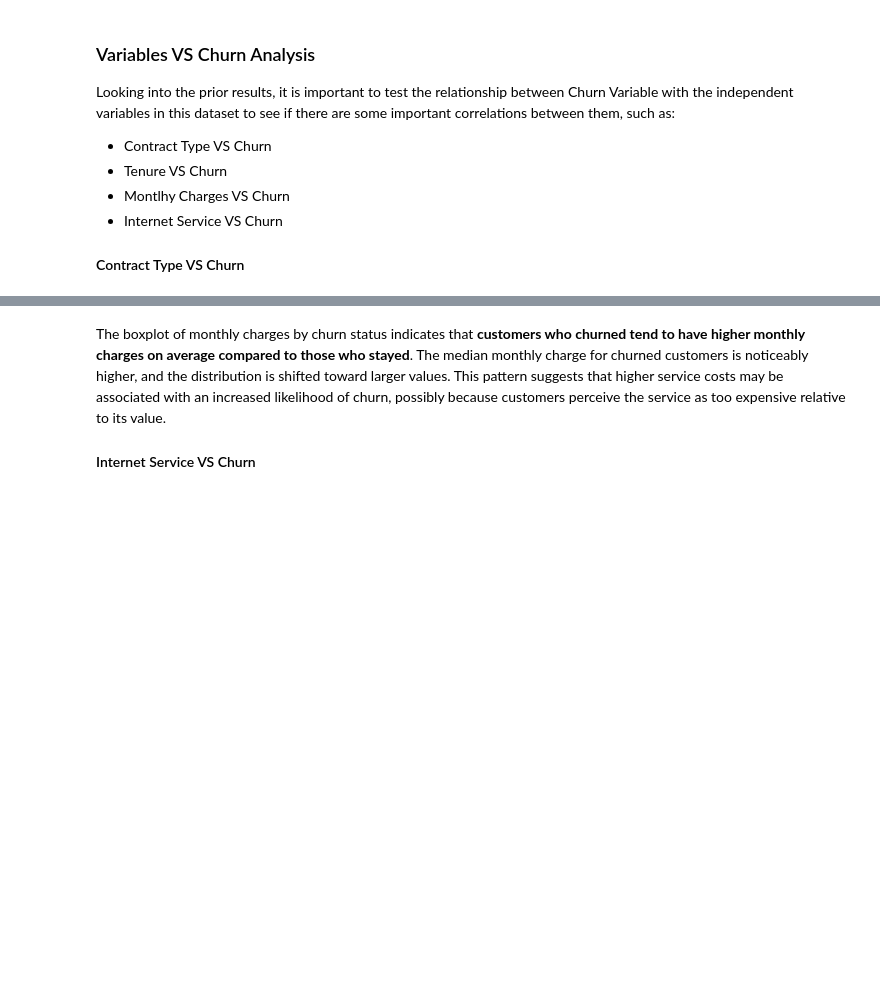
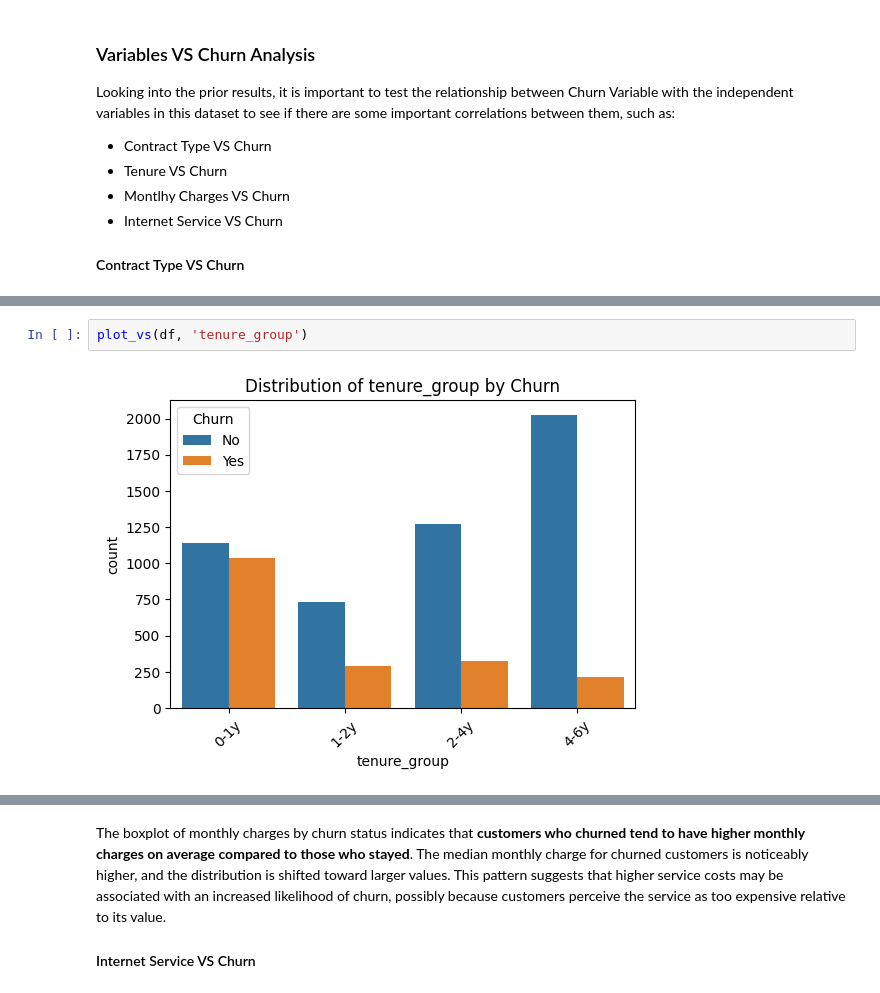
Before and after one commit to anarmsilva10/customer_churn, a Jupyter notebook: notebooks/01_data_exploration.ipynb, the cells around one changed output, grey strips where cells are left out. Drawn from its saved outputs; the diff is of its cells as text; blank space fills up the shorter version.

```diff
--- a/notebooks/01_data_exploration.ipynb
+++ b/notebooks/01_data_exploration.ipynb
@@ -227 +259,5 @@ plot_vs(df, 'tenure')
+# %%
+plot_vs(df, 'tenure_group')
+# %% [output]
+[figure, added]
 # %% [markdown]
```
Also changed, not shown: parts of 24 cells of this notebook, 4 other files.
